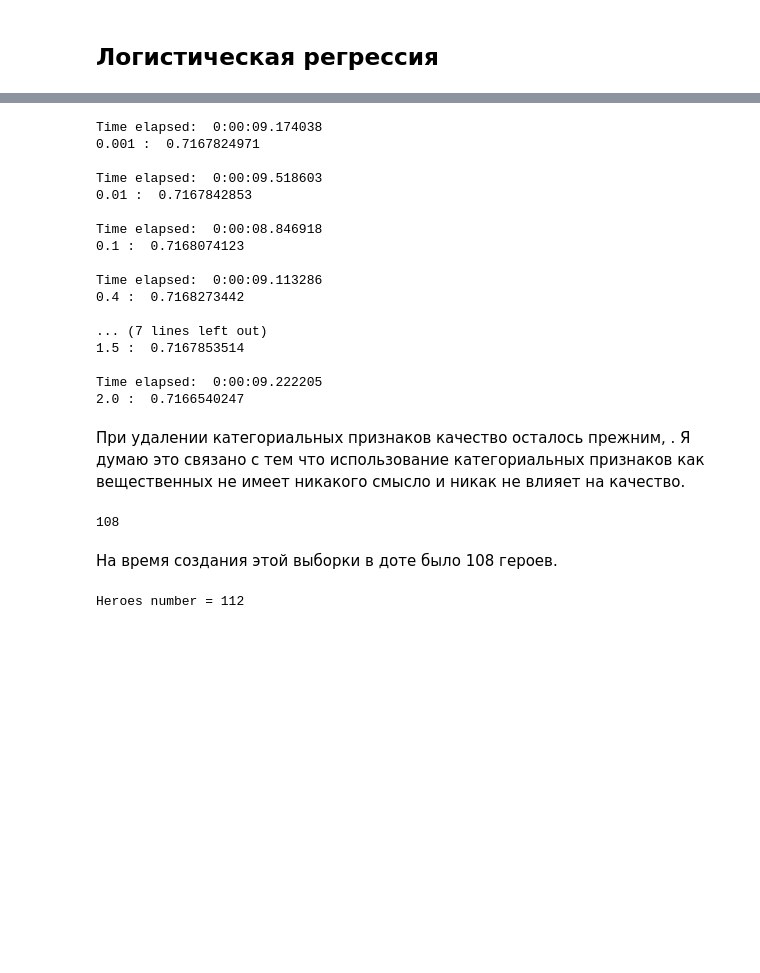
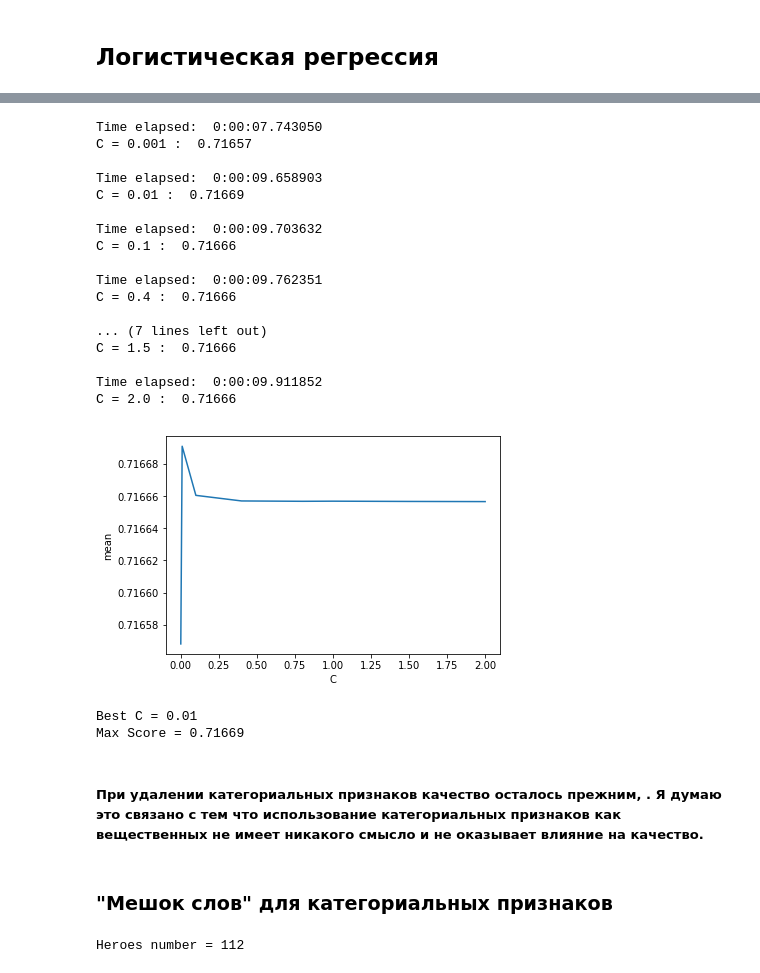
Before and after one commit to adrianoff/ml_coursera, a Jupyter notebook: open_curs/week7/Dota.ipynb, the cells around one changed output, grey strips where cells are left out. Cells and saved outputs as stored; diff of their text form; code cells hidden in the pictures; blank space fills up the shorter version.

```diff
--- a/open_curs/week7/Dota.ipynb
+++ b/open_curs/week7/Dota.ipynb
@@ -168,55 +189,39 @@ categorical_features = [
 X_scaled_no_categorical = pandas.DataFrame(
     scaler.fit_transform(X.drop(categorical_features, axis=1))
 )
-# %%
-cv = KFold(n_splits=5, shuffle=True)
-
-for C in [0.001, 0.01, 0.1, 0.4, 0.8, 1.0, 1.5, 2.0]:
-    scores = []
-    start_time = datetime.datetime.now()
-
-    for train_index, test_index in cv.split(X_scaled_no_categorical):
-        X_train = X_scaled_no_categorical.iloc[train_index]
-        y_train = y.iloc[train_index]
-
-        X_test = X_scaled_no_categorical.iloc[test_index]
-        y_test = y.iloc[test_index]
-
-        model = LogisticRegression(penalty='l2')
-        model.fit(X_train, y_train)
-
-        predicts = model.predict_proba(X_test)[:, 1]
-        scores.append(roc_auc_score(y_true=y_test, y_score=predicts))
-
-    print('Time elapsed: ', datetime.datetime.now() - start_time)
-    print(C, ': ', round(np.mean(scores), 10))
-    print('')
-# %% [output]
-Time elapsed:  0:00:09.174038
-0.001 :  0.7167824971
-
-Time elapsed:  0:00:09.518603
-0.01 :  0.7167842853
-
-Time elapsed:  0:00:08.846918
-0.1 :  0.7168074123
-
-Time elapsed:  0:00:09.113286
-0.4 :  0.7168273442
-
-... (7 lines left out)
-1.5 :  0.7167853514
-
-Time elapsed:  0:00:09.222205
-2.0 :  0.7166540247
+# %%
+means, parameters = do_fit(X_scaled_no_categorical, y, [0.001, 0.01, 0.1, 0.4, 0.8, 1.0, 1.5, 2.0], 'logistic_regression')
+draw_chart(parameters, means, 'C', 'mean')
+# %% [output]
+Time elapsed:  0:00:07.743050
+C = 0.001 :  0.71657
+
+Time elapsed:  0:00:09.658903
+C = 0.01 :  0.71669
+
+Time elapsed:  0:00:09.703632
+C = 0.1 :  0.71666
+
+Time elapsed:  0:00:09.762351
+C = 0.4 :  0.71666
+
+... (7 lines left out)
+C = 1.5 :  0.71666
+
+Time elapsed:  0:00:09.911852
+C = 2.0 :  0.71666
+[figure, added]
+# %%
+max_score, best_c = max(zip(means, parameters))
+print('Best C =', best_c)
+print('Max Score =', round(max_score, 5))
+# %% [output]
+Best C = 0.01
+Max Score = 0.71669
 # %% [markdown]
-При удалении категориальных признаков качество осталось прежним, . Я думаю это связано с тем что использование категориальных признаков как вещественных не имеет никакого смысло и никак не влияет на качество.
+##### При удалении категориальных признаков качество осталось прежним, . Я думаю это связано с тем что использование категориальных признаков как вещественных не имеет никакого смысло и не оказывает влияние на качество.
-# %%
-len(X.d5_hero.unique())
-# %% [output]
-108
-# %% [markdown]
-На время создания этой выборки в доте было 108 героев.
+# %% [markdown]
+### "Мешок слов" для категориальных признаков
 # %%
 heroes = pandas.read_csv('./heroes.csv')
 n_heroes = len(heroes)
```
Also changed, not shown: parts of 22 cells of this notebook.
